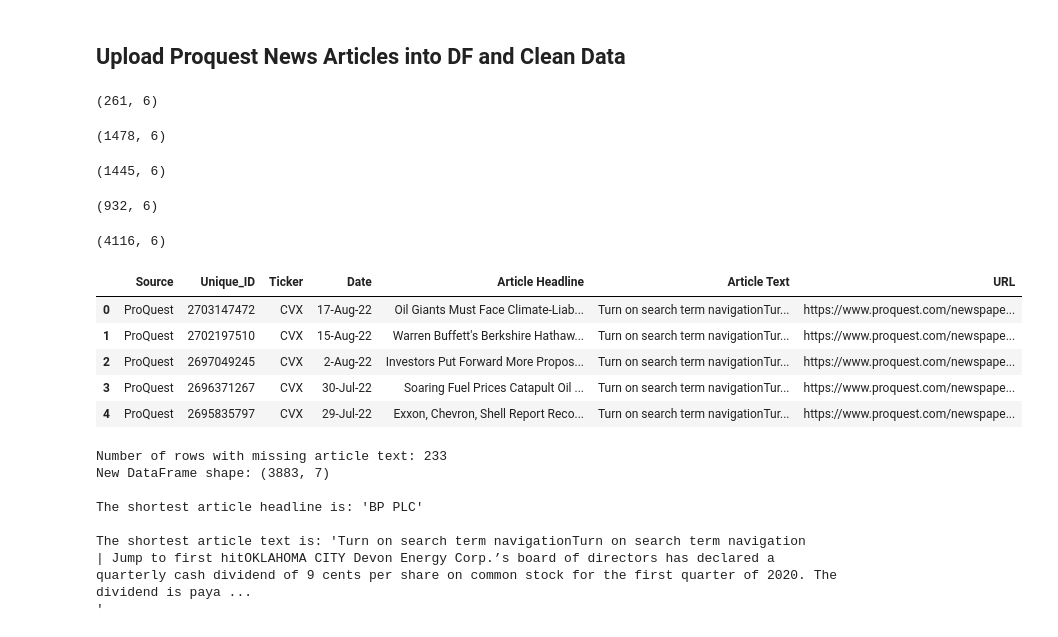
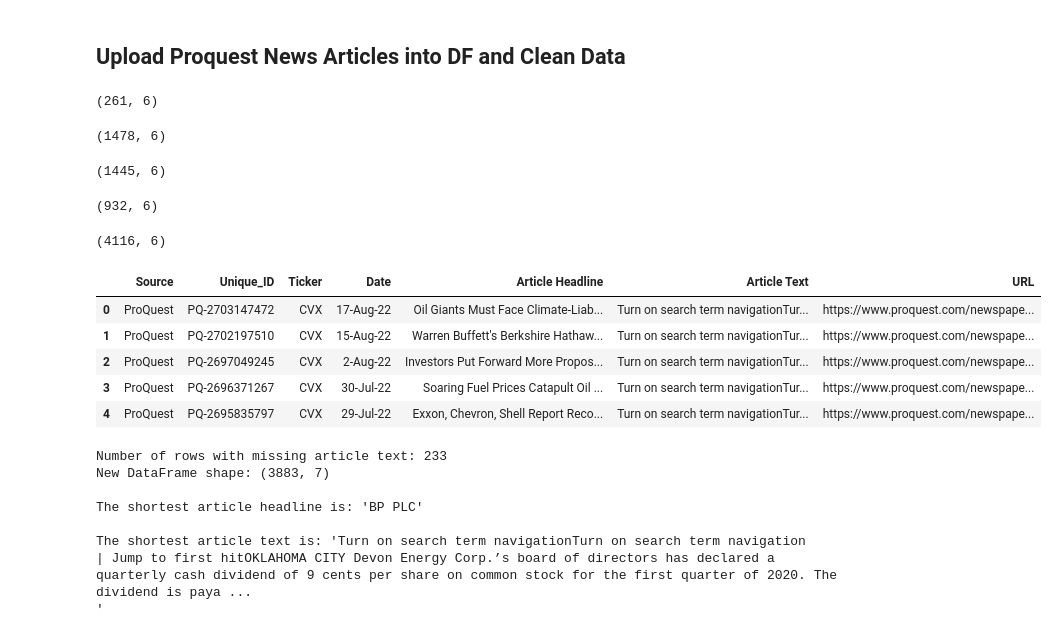
Before and after one commit to Kussil/Financial_Sentiment_LLM, a Jupyter notebook: 02_Cleaned_Data/Text_Preprocessing.ipynb, the cells around one changed output. Drawn from its saved outputs; the diff is of its cells as text; code cells hidden in the pictures.

```diff
--- a/02_Cleaned_Data/Text_Preprocessing.ipynb
+++ b/02_Cleaned_Data/Text_Preprocessing.ipynb
@@ -62,38 +56,41 @@ proquest_df_others2 = pd.read_csv('Financial_Sentiment_LLM/01_Raw_Data/ProQuest_
 proquest_df = pd.concat([proquest_df_cvx,
                          proquest_df_xom,
                          proquest_df_others,
                          proquest_df_others2
                          ], ignore_index=True)
 display(proquest_df_cvx.shape)
 display(proquest_df_xom.shape)
 display(proquest_df_others.shape)
 display(proquest_df_others2.shape)
 display(proquest_df.shape)
 
 # Rename drop, and reorder columns
 proquest_df = proquest_df.rename(columns={'Title': 'Article Headline', 'Full Article Text': 'Article Text'})
 proquest_df['Source'] = 'ProQuest'
 proquest_df = proquest_df.reindex(columns=new_order)
 
 # Replace TTL with TTE
 proquest_df['Ticker'] = proquest_df['Ticker'].str.replace('TTL', 'TTE')
 
 # Remove periods and trim whitespace
 proquest_df['Ticker'] = proquest_df['Ticker'].str.replace('.', '', regex=False).str.strip()
 
+# Prepend the Unique ID to ensure no duplicates
+proquest_df['Unique_ID'] = 'PQ-' + proquest_df['Unique_ID'].astype(str)
+
 display(proquest_df.head())
 # %% [output]
 (261, 6)
 (1478, 6)
 (1445, 6)
 (932, 6)
 (4116, 6)
 |  | Source | Unique_ID | Ticker | Date | Article Headline | Article Text | URL |
-| 0 | ProQuest | 2703147472 | CVX | 17-Aug-22 | Oil Giants Must Face Climate-Liab... | Turn on search term navigationTur... | https://www.proquest.com/newspape... |
-| 1 | ProQuest | 2702197510 | CVX | 15-Aug-22 | Warren Buffett's Berkshire Hathaw... | Turn on search term navigationTur... | https://www.proquest.com/newspape... |
-| 2 | ProQuest | 2697049245 | CVX | 2-Aug-22 | Investors Put Forward More Propos... | Turn on search term navigationTur... | https://www.proquest.com/newspape... |
-| 3 | ProQuest | 2696371267 | CVX | 30-Jul-22 | Soaring Fuel Prices Catapult Oil ... | Turn on search term navigationTur... | https://www.proquest.com/newspape... |
-| 4 | ProQuest | 2695835797 | CVX | 29-Jul-22 | Exxon, Chevron, Shell Report Reco... | Turn on search term navigationTur... | https://www.proquest.com/newspape... |
+| 0 | ProQuest | PQ-2703147472 | CVX | 17-Aug-22 | Oil Giants Must Face Climate-Liab... | Turn on search term navigationTur... | https://www.proquest.com/newspape... |
+| 1 | ProQuest | PQ-2702197510 | CVX | 15-Aug-22 | Warren Buffett's Berkshire Hathaw... | Turn on search term navigationTur... | https://www.proquest.com/newspape... |
+| 2 | ProQuest | PQ-2697049245 | CVX | 2-Aug-22 | Investors Put Forward More Propos... | Turn on search term navigationTur... | https://www.proquest.com/newspape... |
+| 3 | ProQuest | PQ-2696371267 | CVX | 30-Jul-22 | Soaring Fuel Prices Catapult Oil ... | Turn on search term navigationTur... | https://www.proquest.com/newspape... |
+| 4 | ProQuest | PQ-2695835797 | CVX | 29-Jul-22 | Exxon, Chevron, Shell Report Reco... | Turn on search term navigationTur... | https://www.proquest.com/newspape... |
 # %%
 # Delete rows with missing article text
 search_text_1 = 'Failed to load content: Message:'
```
Also changed, not shown: parts of 8 cells of this notebook, 6 other files.
